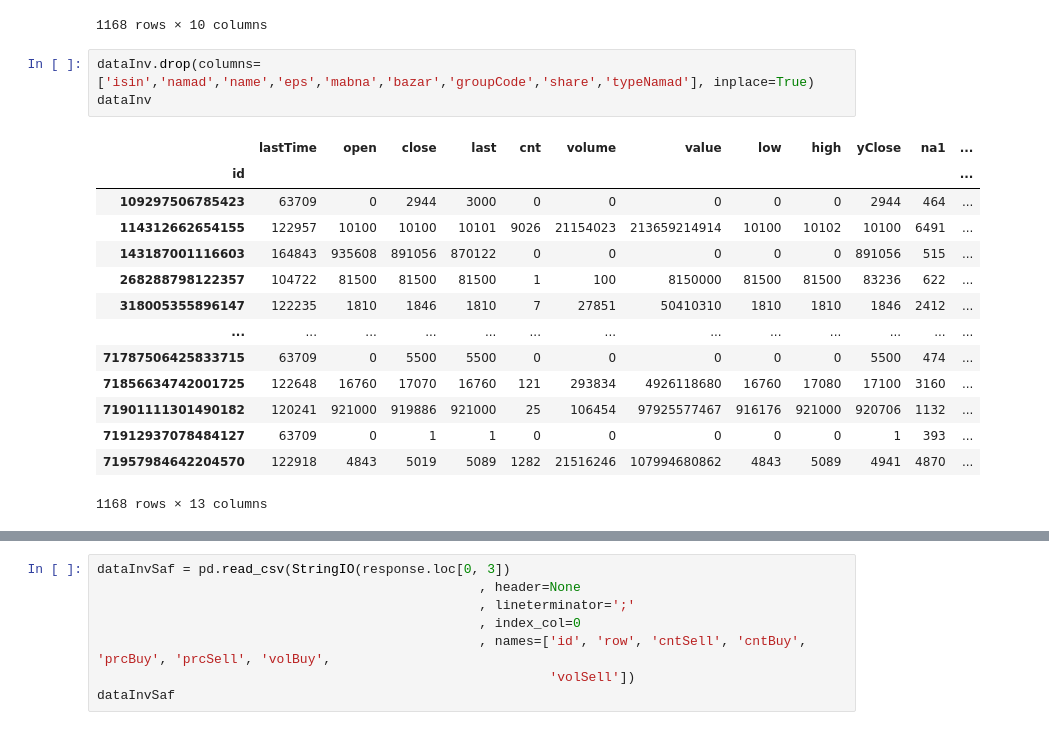
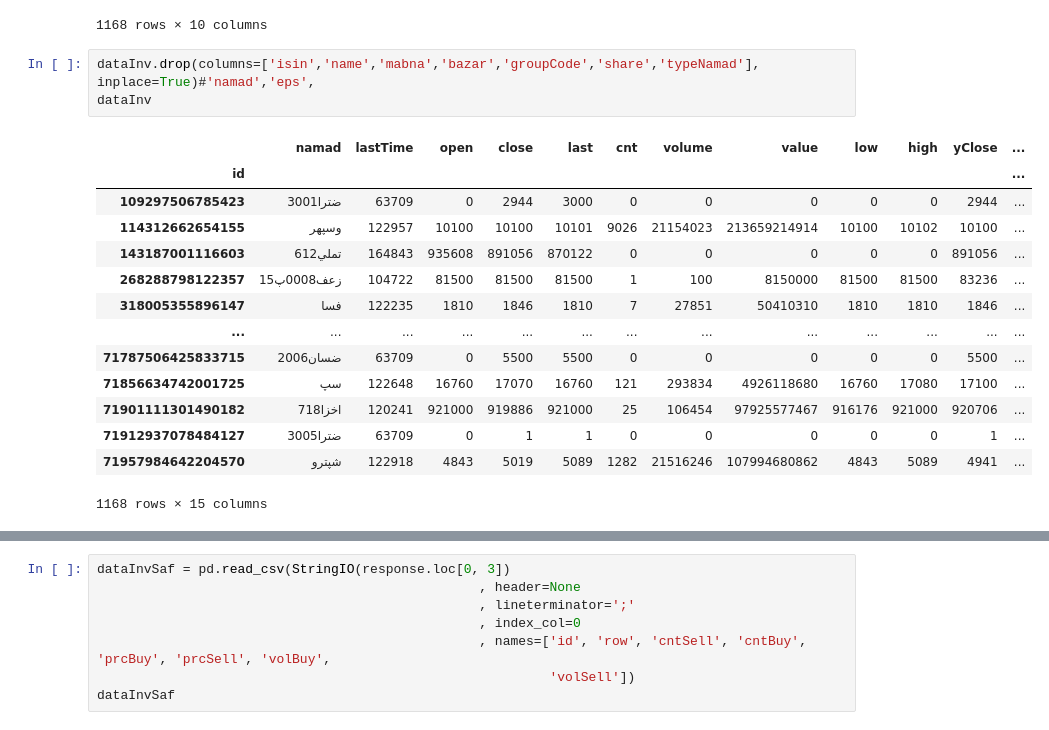
Before and after one commit to Hpkarimi/googleColab, a Jupyter notebook: projectDb.ipynb, the cells around one changed output, grey strips where cells are left out. Cells and saved outputs as stored; diff of their text form.

```diff
--- a/projectDb.ipynb
+++ b/projectDb.ipynb
@@ -77,20 +80,20 @@ namad
 | 71957984642204570 | IRO7APTP0001 | شپترو | پتروشيمي آبادان | -123.0 | 3984858 | 4870 | 4 | 44 | 5520000000 | 309 |
 1168 rows × 10 columns
 # %%
-dataInv.drop(columns=['isin','namad','name','eps','mabna','bazar','groupCode','share','typeNamad'], inplace=True)
+dataInv.drop(columns=['isin','name','mabna','bazar','groupCode','share','typeNamad'], inplace=True)#'namad','eps',
 dataInv
 # %% [output]
-|  | lastTime | open | close | last | cnt | volume | value | low | high | yClose | na1 | ... |
+|  | namad | lastTime | open | close | last | cnt | volume | value | low | high | yClose | ... |
 | id |  |  |  |  |  |  |  |  |  |  |  | ... |
-| 109297506785423 | 63709 | 0 | 2944 | 3000 | 0 | 0 | 0 | 0 | 0 | 2944 | 464 | ... |
-| 114312662654155 | 122957 | 10100 | 10100 | 10101 | 9026 | 21154023 | 213659214914 | 10100 | 10102 | 10100 | 6491 | ... |
-| 143187001116603 | 164843 | 935608 | 891056 | 870122 | 0 | 0 | 0 | 0 | 0 | 891056 | 515 | ... |
-| 268288798122357 | 104722 | 81500 | 81500 | 81500 | 1 | 100 | 8150000 | 81500 | 81500 | 83236 | 622 | ... |
-| 318005355896147 | 122235 | 1810 | 1846 | 1810 | 7 | 27851 | 50410310 | 1810 | 1810 | 1846 | 2412 | ... |
+| 109297506785423 | ضترا3001 | 63709 | 0 | 2944 | 3000 | 0 | 0 | 0 | 0 | 0 | 2944 | ... |
+| 114312662654155 | وسپهر | 122957 | 10100 | 10100 | 10101 | 9026 | 21154023 | 213659214914 | 10100 | 10102 | 10100 | ... |
+| 143187001116603 | تملي612 | 164843 | 935608 | 891056 | 870122 | 0 | 0 | 0 | 0 | 0 | 891056 | ... |
+| 268288798122357 | زعف0008پ15 | 104722 | 81500 | 81500 | 81500 | 1 | 100 | 8150000 | 81500 | 81500 | 83236 | ... |
+| 318005355896147 | فسا | 122235 | 1810 | 1846 | 1810 | 7 | 27851 | 50410310 | 1810 | 1810 | 1846 | ... |
 | ... | ... | ... | ... | ... | ... | ... | ... | ... | ... | ... | ... | ... |
-| 71787506425833715 | 63709 | 0 | 5500 | 5500 | 0 | 0 | 0 | 0 | 0 | 5500 | 474 | ... |
-| 71856634742001725 | 122648 | 16760 | 17070 | 16760 | 121 | 293834 | 4926118680 | 16760 | 17080 | 17100 | 3160 | ... |
-| 71901111301490182 | 120241 | 921000 | 919886 | 921000 | 25 | 106454 | 97925577467 | 916176 | 921000 | 920706 | 1132 | ... |
-| 71912937078484127 | 63709 | 0 | 1 | 1 | 0 | 0 | 0 | 0 | 0 | 1 | 393 | ... |
-| 71957984642204570 | 122918 | 4843 | 5019 | 5089 | 1282 | 21516246 | 107994680862 | 4843 | 5089 | 4941 | 4870 | ... |
+| 71787506425833715 | ضسان2006 | 63709 | 0 | 5500 | 5500 | 0 | 0 | 0 | 0 | 0 | 5500 | ... |
+| 71856634742001725 | سپ | 122648 | 16760 | 17070 | 16760 | 121 | 293834 | 4926118680 | 16760 | 17080 | 17100 | ... |
+| 71901111301490182 | اخزا718 | 120241 | 921000 | 919886 | 921000 | 25 | 106454 | 97925577467 | 916176 | 921000 | 920706 | ... |
+| 71912937078484127 | ضترا3005 | 63709 | 0 | 1 | 1 | 0 | 0 | 0 | 0 | 0 | 1 | ... |
+| 71957984642204570 | شپترو | 122918 | 4843 | 5019 | 5089 | 1282 | 21516246 | 107994680862 | 4843 | 5089 | 4941 | ... |
-1168 rows × 13 columns
+1168 rows × 15 columns
```
Also changed, not shown: parts of 8 cells of this notebook.
